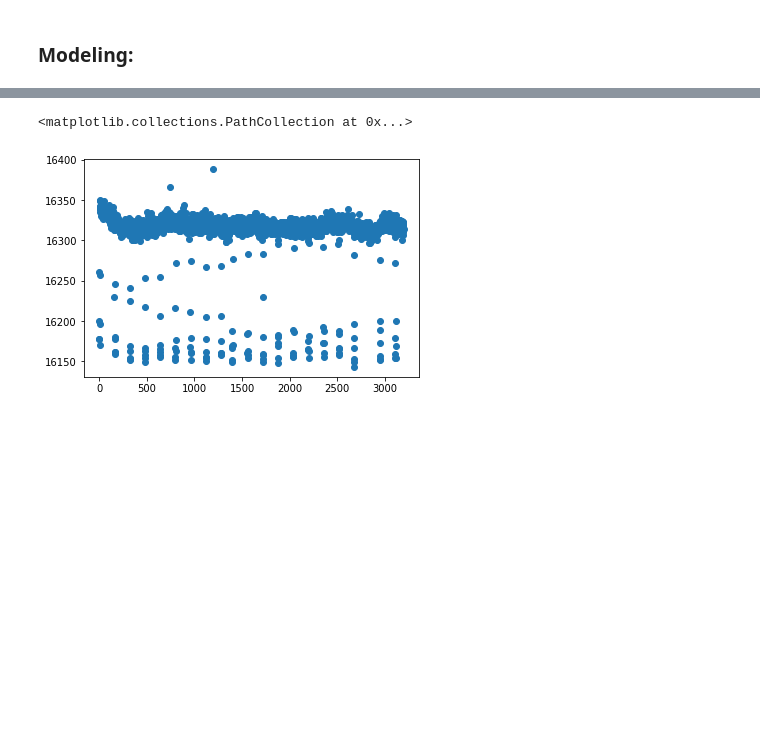
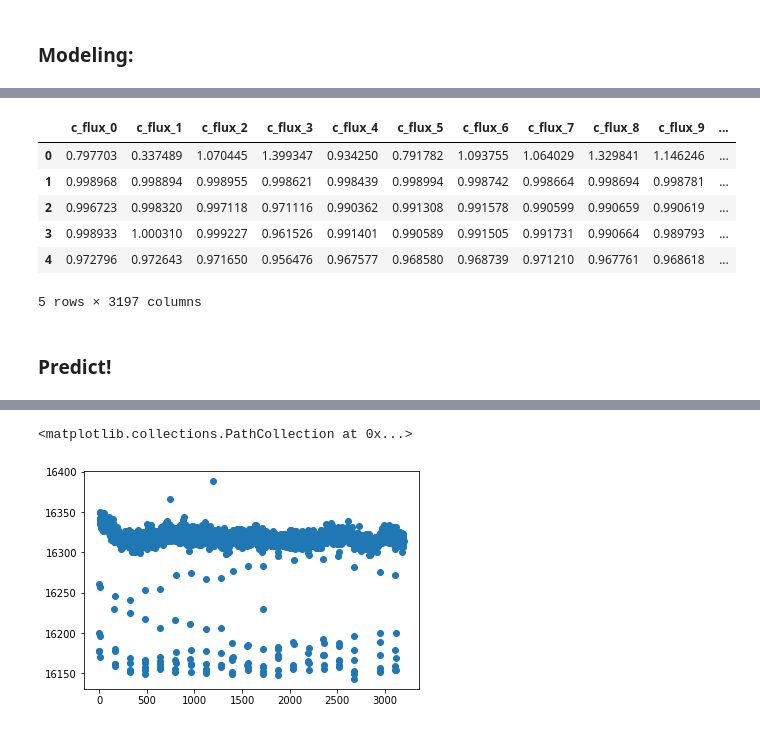
Before and after one commit to zachdg7/Exoplanet_Detection, a Jupyter notebook: models.ipynb, the cells around one changed output, grey strips where cells are left out. Saved outputs shown, nothing was run; the diff lists cells and outputs as text; code cells hidden in the pictures; blank space fills up the shorter version.

```diff
--- a/models.ipynb
+++ b/models.ipynb
@@ -236,0 +262,11 @@ plt.show();
+# %%
+unseen_data = k2c1.iloc[:,2:]
+# unseen_data.head()
+# %% [output]
+|  | c_flux_0 | c_flux_1 | c_flux_2 | c_flux_3 | c_flux_4 | c_flux_5 | c_flux_6 | c_flux_7 | c_flux_8 | c_flux_9 | ... |
+| 0 | 0.797703 | 0.337489 | 1.070445 | 1.399347 | 0.934250 | 0.791782 | 1.093755 | 1.064029 | 1.329841 | 1.146246 | ... |
+| 1 | 0.998968 | 0.998894 | 0.998955 | 0.998621 | 0.998439 | 0.998994 | 0.998742 | 0.998664 | 0.998694 | 0.998781 | ... |
+| 2 | 0.996723 | 0.998320 | 0.997118 | 0.971116 | 0.990362 | 0.991308 | 0.991578 | 0.990599 | 0.990659 | 0.990619 | ... |
+| 3 | 0.998933 | 1.000310 | 0.999227 | 0.961526 | 0.991401 | 0.990589 | 0.991505 | 0.991731 | 0.990664 | 0.989793 | ... |
+| 4 | 0.972796 | 0.972643 | 0.971650 | 0.956476 | 0.967577 | 0.968580 | 0.968739 | 0.971210 | 0.967761 | 0.968618 | ... |
+5 rows × 3197 columns
@@ -236,0 +288,2 @@ plt.show();
+# %% [markdown]
+### Predict!
```
Also changed, not shown: parts of 21 cells of this notebook.
